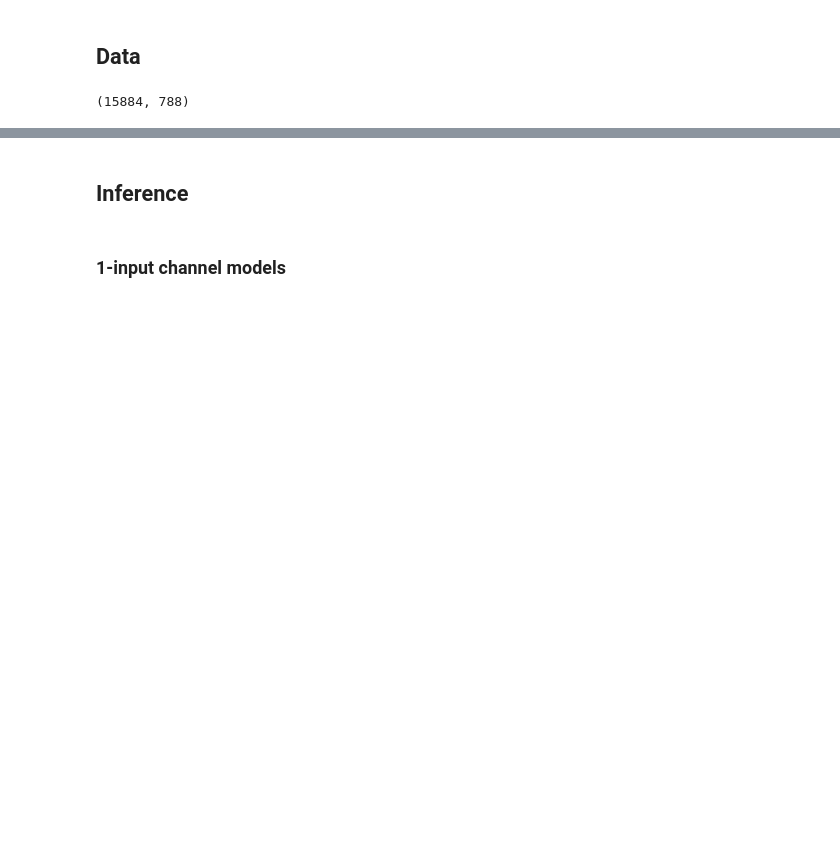
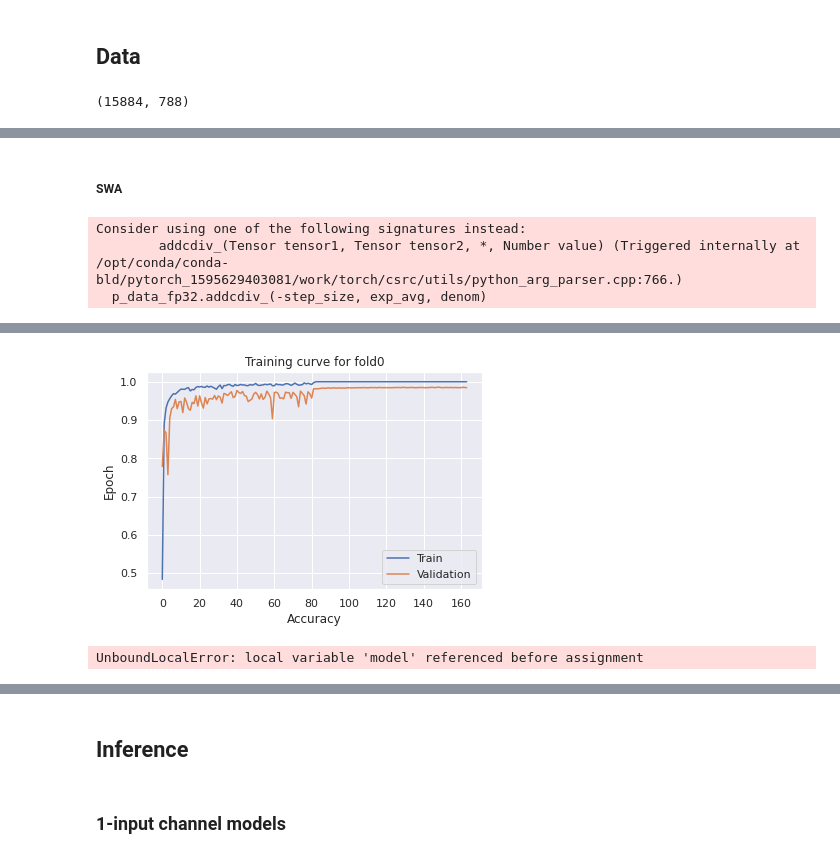
Before and after one commit to giwankim/emnist, a Jupyter notebook: notebooks/11-train-folds.ipynb, the cells around one changed output, grey strips where cells are left out. Drawn from its saved outputs; the diff is of its cells as text; code cells hidden in the pictures; blank space fills up the shorter version.

```diff
--- a/notebooks/11-train-folds.ipynb
+++ b/notebooks/11-train-folds.ipynb
@@ -1004,0 +818,19 @@ gc.collect()
+# %% [markdown]
+##### SWA
+# %%
+lr = 0.03
+epochs = 164
+model = models.EfficientNetB0()
+model_name = "efficientnet-b0"
+optimizer = RAdam(model.parameters(), lr=lr, betas=(0.9, 0.999), weight_decay=1e-4)
+scheduler = torch.optim.lr_scheduler.MultiStepLR(optimizer, milestones=[81, 122], gamma=0.1)
+checkpoint = f"./checkpoints/swa-efficientnet-b0-radam{lr}"
+
+oof, targs = run(model, model_name, optimizer, scheduler, epochs, lr, checkpoint, swa=True)
+preds = np.argmax(oof, axis=1)
+accuracy = metrics.accuracy_score(targs, preds)
+print(f"CV Accuracy Score={accuracy}")
+# %% [output]
+Consider using one of the following signatures instead:
+        addcdiv_(Tensor tensor1, Tensor tensor2, *, Number value) (Triggered internally at  /opt/conda/conda-bld/pytorch_1595629403081/work/torch/csrc/utils/python_arg_parser.cpp:766.)
+  p_data_fp32.addcdiv_(-step_size, exp_avg, denom)
@@ -1004,0 +855,2 @@ gc.collect()
+[figure, added]
+UnboundLocalError: local variable 'model' referenced before assignment
```
Also changed, not shown: parts of 92 cells of this notebook.
